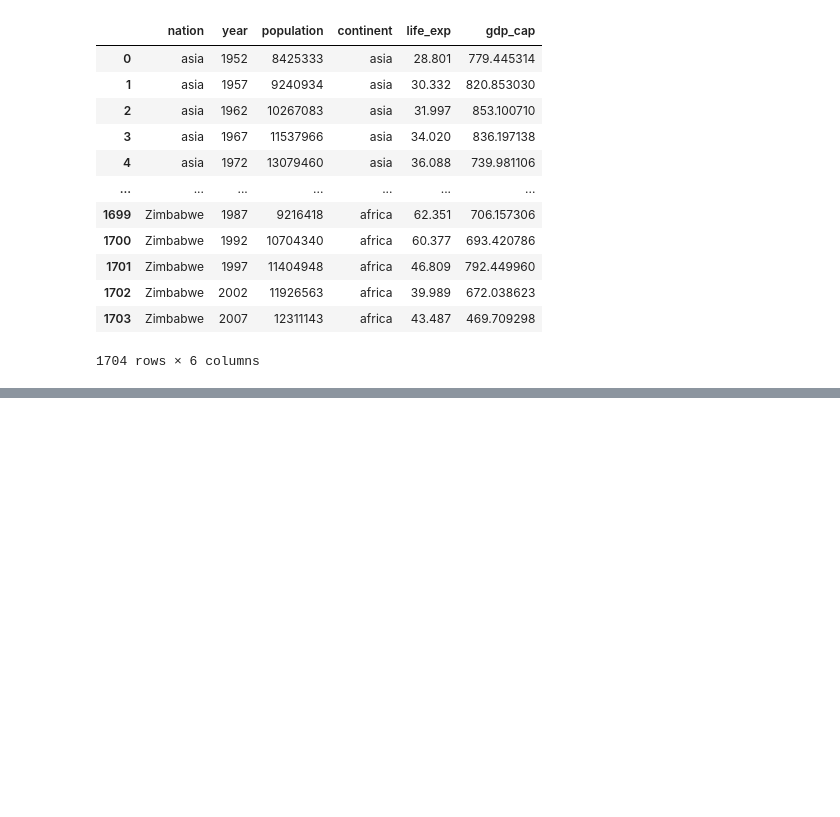
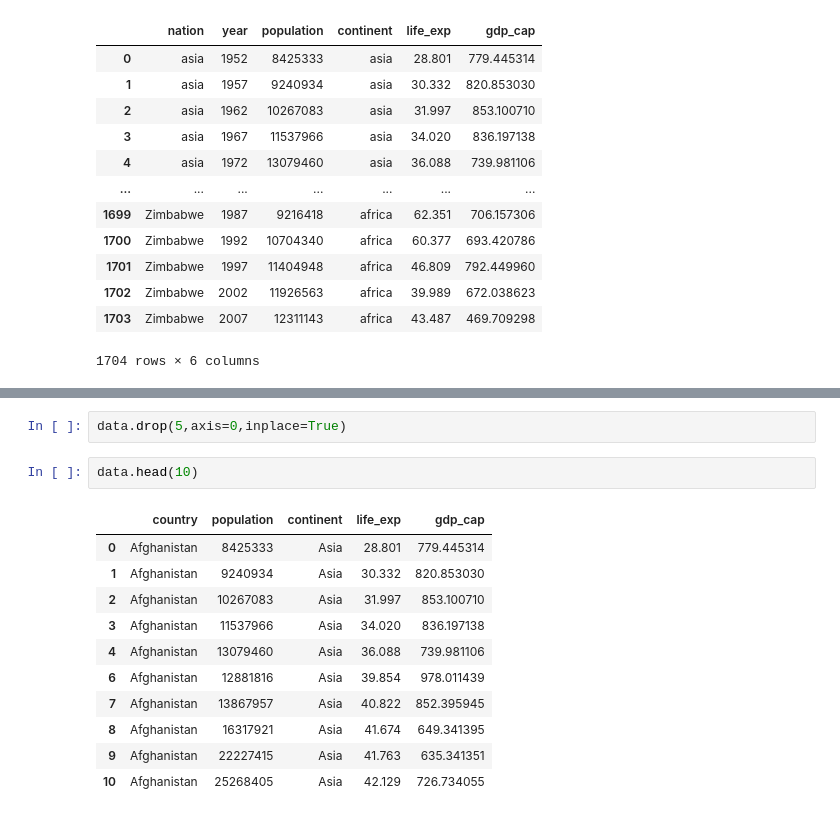
Before and after one commit to Snekaa-m/pandas, a Jupyter notebook: sne pd .ipynb, the cells around one changed output, grey strips where cells are left out. Saved outputs shown, nothing was run; the diff lists cells and outputs as text; blank space fills up the shorter version.

```diff
--- a/sne pd .ipynb
+++ b/sne pd .ipynb
@@ -377,0 +412,16 @@ data
+# %%
+data.drop(5,axis=0,inplace=True)
+# %%
+data.head(10)
+# %% [output]
+|  | country | population | continent | life_exp | gdp_cap |
+| 0 | Afghanistan | 8425333 | Asia | 28.801 | 779.445314 |
+| 1 | Afghanistan | 9240934 | Asia | 30.332 | 820.853030 |
+| 2 | Afghanistan | 10267083 | Asia | 31.997 | 853.100710 |
+| 3 | Afghanistan | 11537966 | Asia | 34.020 | 836.197138 |
+| 4 | Afghanistan | 13079460 | Asia | 36.088 | 739.981106 |
+| 6 | Afghanistan | 12881816 | Asia | 39.854 | 978.011439 |
+| 7 | Afghanistan | 13867957 | Asia | 40.822 | 852.395945 |
+| 8 | Afghanistan | 16317921 | Asia | 41.674 | 649.341395 |
+| 9 | Afghanistan | 22227415 | Asia | 41.763 | 635.341351 |
+| 10 | Afghanistan | 25268405 | Asia | 42.129 | 726.734055 |
```
Also changed, not shown: parts of 3 cells of this notebook.
